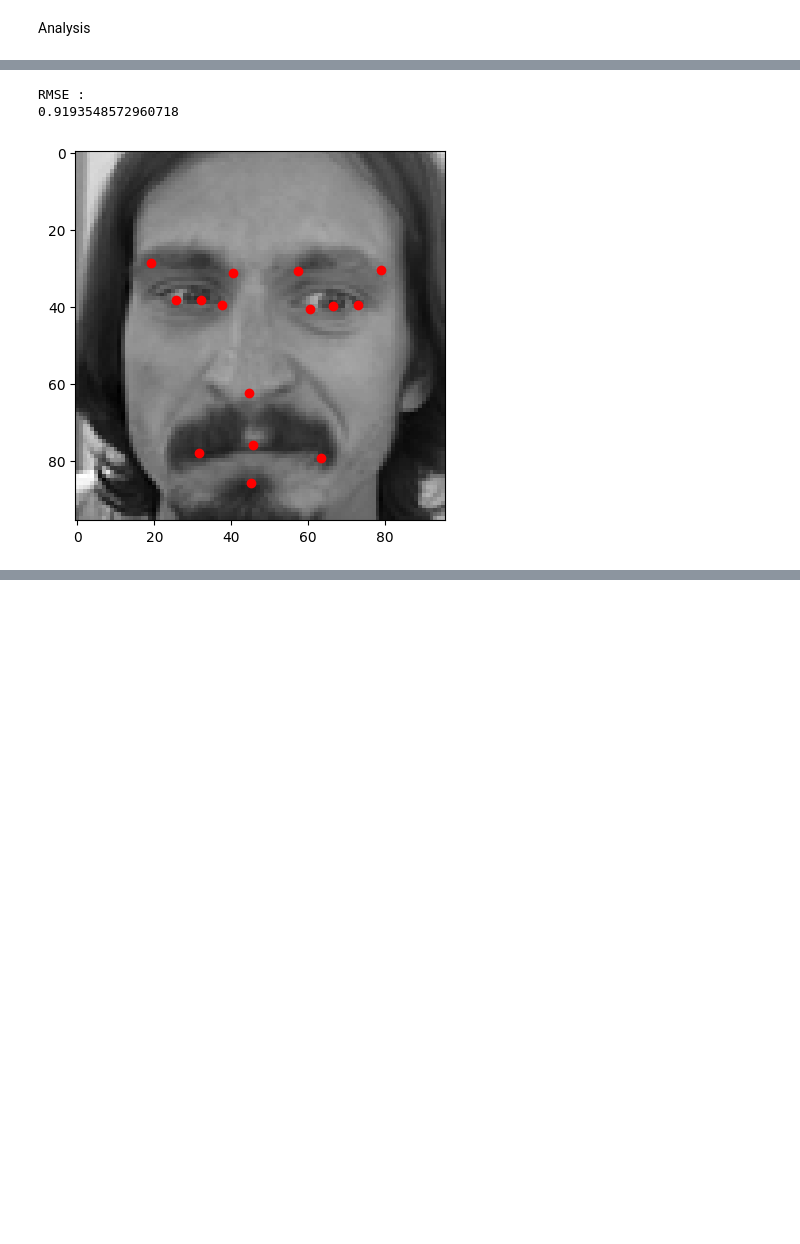
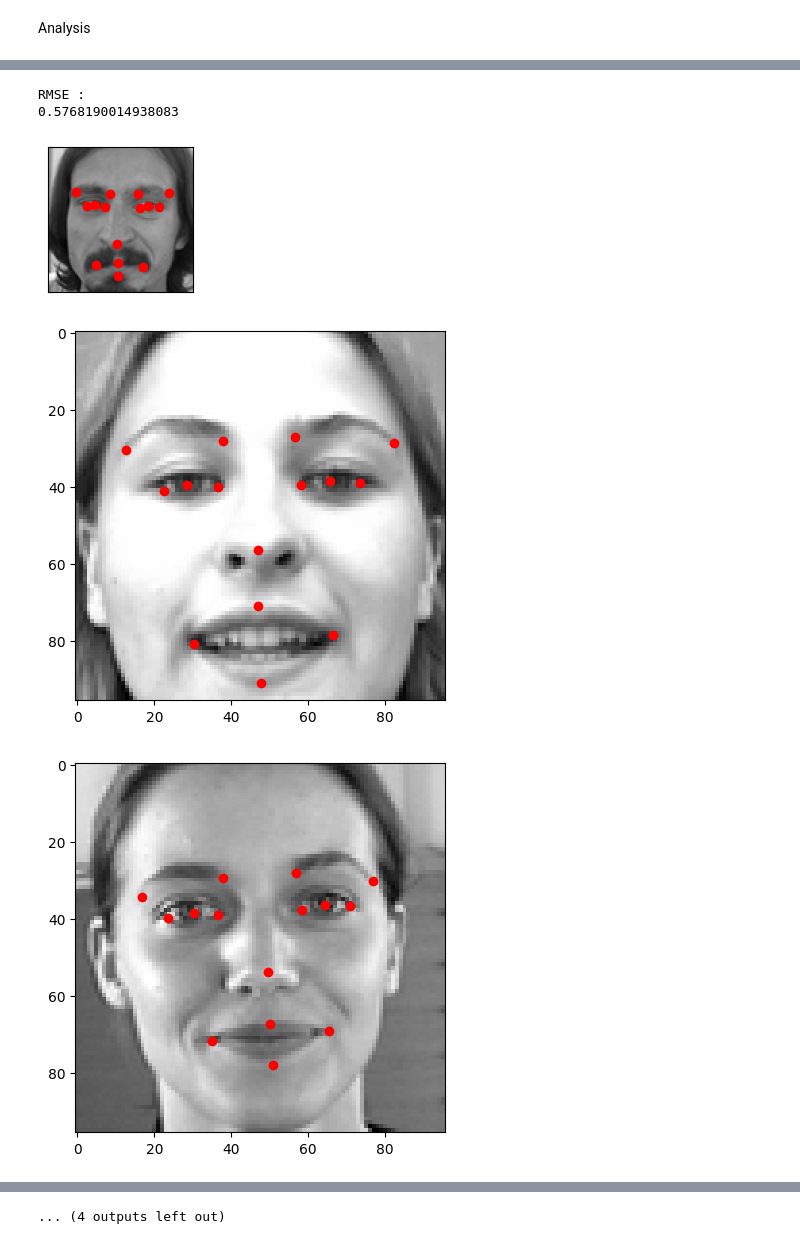
Before and after one commit to lmarieta/FaceRecognition, a Jupyter notebook: Face_recognition.ipynb, the cells around one changed output, grey strips where cells are left out. Saved outputs shown, nothing was run; the diff lists cells and outputs as text; code cells hidden in the pictures; blank space fills up the shorter version.

```diff
--- a/Face_recognition.ipynb
+++ b/Face_recognition.ipynb
@@ -130,10 +131,18 @@ if model_type == 'Convolutions' :
   # Print the model summary
   model.summary()
   # stop early
-  early_stopping = EarlyStopping(monitor='loss',patience=10, restore_best_weights=True)
+  early_stopping = EarlyStopping(monitor='loss',patience=30, restore_best_weights=True)
   # reshape inputs
   x_train = x_train.to_numpy().reshape(-1, pixel_num, pixel_num, 1)/255
   x_test = x_test.to_numpy().reshape(-1, pixel_num, pixel_num, 1)/255
+
+  # Data augmentation
+  # Create an instance of ImageDataGenerator with desired augmentation settings
+  data_generator = ImageDataGenerator(horizontal_flip = True, vertical_flip = True)
+
+  # Create a generator for training data
+  batch_size = 32
+  train_generator = data_generator.flow(x_train, y_train, batch_size=batch_size)
 # %% [output]
 Model: "sequential"
 _________________________________________________________________
@@ -156,7 +165,13 @@ _________________________________________________________________
 Analysis
 # %%
 # Train the model
-history = model.fit(x_train, y_train, epochs=400, batch_size=32, callbacks=[early_stopping],validation_data=(x_test, y_test))
+history = model.fit(
+    train_generator,
+    epochs=400,
+    batch_size=batch_size,
+    callbacks=[early_stopping],
+    validation_data=(x_test, y_test)
+    )
 
 # Extract the loss and validation loss values from the history object
 loss_values = history.history['loss']
@@ -233,21 +248,29 @@ df['RMSE'] = rmse
 df.to_csv('/content/performance.csv',mode='a')
 # %% [output]
 RMSE :
-0.9193548572960718
+0.5768190014938083
 # %%
 df_predictions = pd.DataFrame(predictions)
 # %%
-# Plot the first image in the DataFrame
-ii = 0 # index of the picture to display
-if model_type == 'Single hidden layer':
-  image = np.array(x_test.iloc[ii,:])  # Convert the Series to a NumPy array
-  image = image.reshape((96, 96))  # Reshape the array to the desired image dimensions
-elif model_type == 'Convolutions':
-  image = x_test[ii]
-  image = image.reshape((96, 96))
-predicted_keypoints = predictions[ii].reshape((15, 2))
-plt.scatter(predicted_keypoints[:, 0], predicted_keypoints[:, 1], c='r', marker='o')
-plt.imshow(image, cmap='gray')
-plt.show()
+# Plot the first 16 images in the DataFrame
+
+fig = plt.figure(figsize=(6, 6))
+fig.subplots_adjust(
+    left=0, right=1, bottom=0, top=1, hspace=0.05, wspace=0.05)
+
+for i in range(16):
+  if model_type == 'Single hidden layer':
+    image = np.array(x_test.iloc[i,:])  # Convert the Series to a NumPy array
+    image = image.reshape((96, 96))  # Reshape the array to the desired image dimensions
+  elif model_type == 'Convolutions':
+    image = x_test[i]
+    image = image.reshape((96, 96))
+  ax = fig.add_subplot(4, 4, i + 1, xticks=[], yticks=[])
+  predicted_keypoints = predictions[i].reshape((15, 2))
+  plt.scatter(predicted_keypoints[:, 0], predicted_keypoints[:, 1], c='r', marker='o')
+  plt.imshow(image, cmap='gray')
+  plt.show()
 # %% [output]
-[figure, old version]
+[figure, new version]
+[figure, added]
+[figure, added]
@@ -254,3 +286,4 @@ plt.show()
+... (4 outputs left out)
 # %%
 #TODO move below
 # from pandas.io.parsers.readers import read_csv
```
Also changed, not shown: parts of 5 cells of this notebook.
